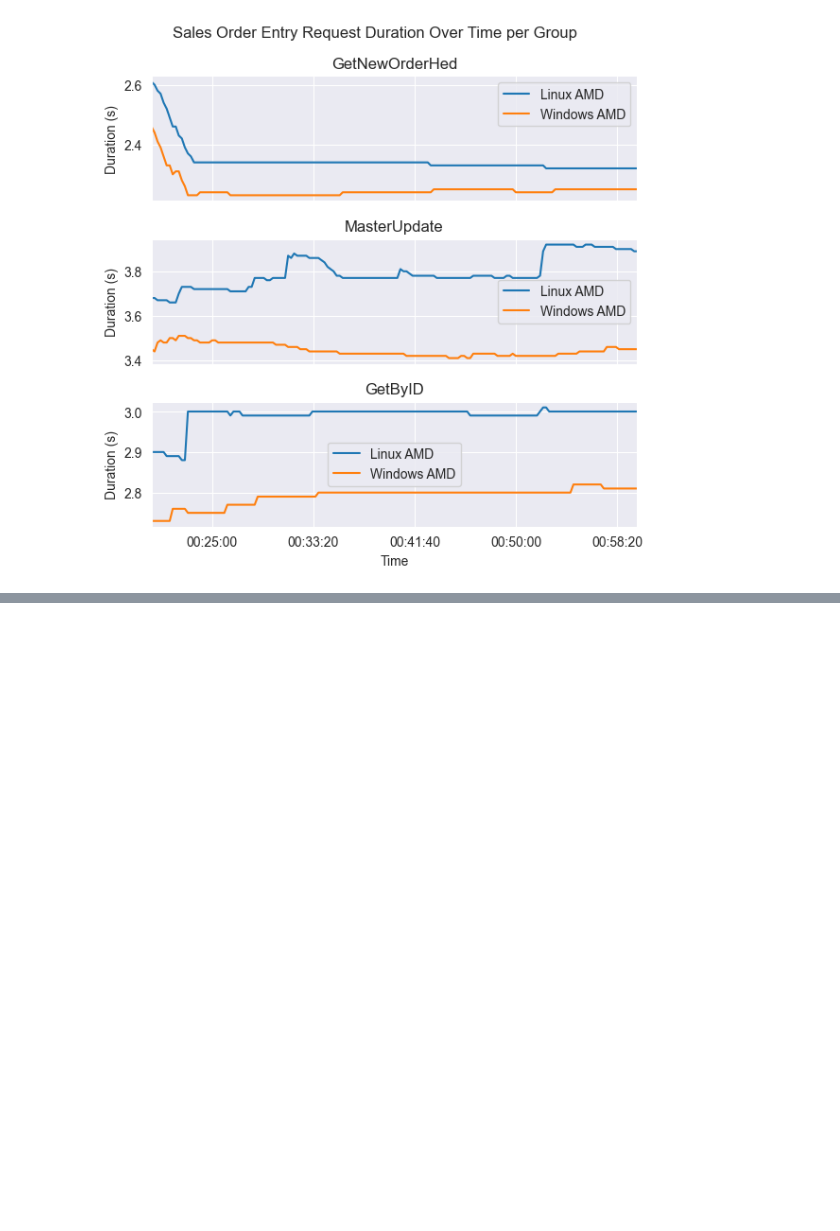
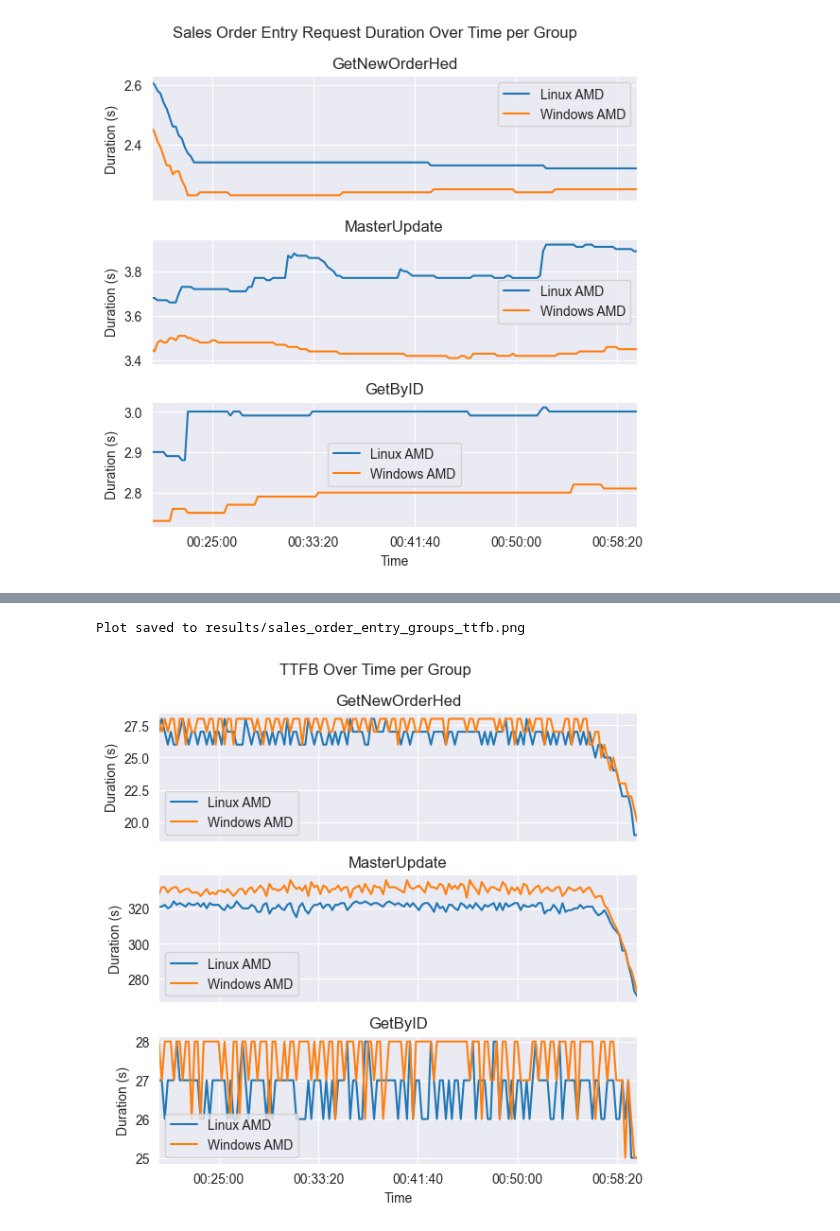
Before and after one commit to epicor-yasuomaidana/metrics-analysis, a Jupyter notebook: Api Call Analyzer.ipynb, the cells around one changed output, grey strips where cells are left out. Cells and saved outputs as stored; diff of their text form; code cells hidden in the pictures; blank space fills up the shorter version.

Commit message:
Finishing plots

```diff
--- a/Api Call Analyzer.ipynb
+++ b/Api Call Analyzer.ipynb
@@ -119,6 +139,9 @@ sales_order_entry_durations = select_scenario_values(group_duration, "SalesOrder
 # %%
 group_requests = merge_grouped_dashboards(data_, "Group Requests", load_df_with_time_index,(["scenario", "method"], requests_extractor))
 sales_order_entry_requests = select_scenario_values(group_requests, "SalesOrderEntry", working_methods, working_columns, time_frame)
+# %%
+group_ttfb = merge_grouped_dashboards(data_, "Group TTFB", load_df_with_time_index,(["scenario", "method"], requests_extractor))
+sales_order_entry_ttfb = select_scenario_values(group_requests, "SalesOrderEntry", working_methods, working_columns, time_frame)
 # %%
 plot_grouped_queries_over_time(sales_order_entry_durations, ['GetNewOrderHed', 'MasterUpdate', 'GetByID'], "Sales Order Entry Request Duration Over Time per Group", "Duration Over Time", "Duration (s)", grouper="method")
 save_plot_if_new("results/sales_order_entry_groups_duration_over_time.png")
@@ -132 +154,7 @@ Plot saved to results/sales_order_entry_groups_requests_over_time.png
 [figure]
+# %%
+plot_grouped_queries_over_time(sales_order_entry_ttfb, ['GetNewOrderHed', 'MasterUpdate', 'GetByID'], "TTFB Over Time per Group", "Duration Over Time", "Duration (s)", grouper="method")
+save_plot_if_new("results/sales_order_entry_groups_ttfb.png")
+# %% [output]
+Plot saved to results/sales_order_entry_groups_ttfb.png
+[figure, added]
```
Also changed, not shown: parts of 2 cells of this notebook, 1 other file.
